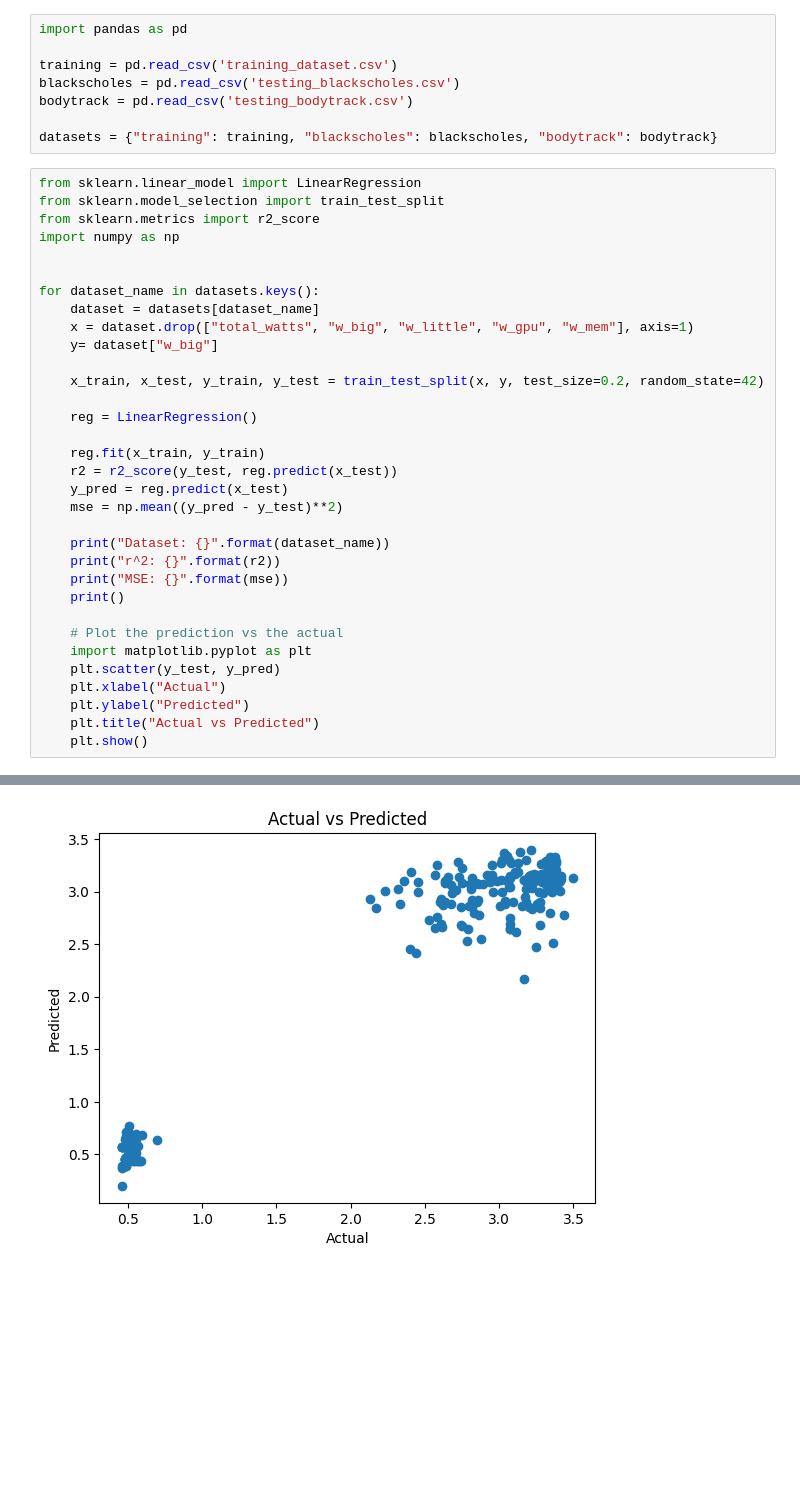
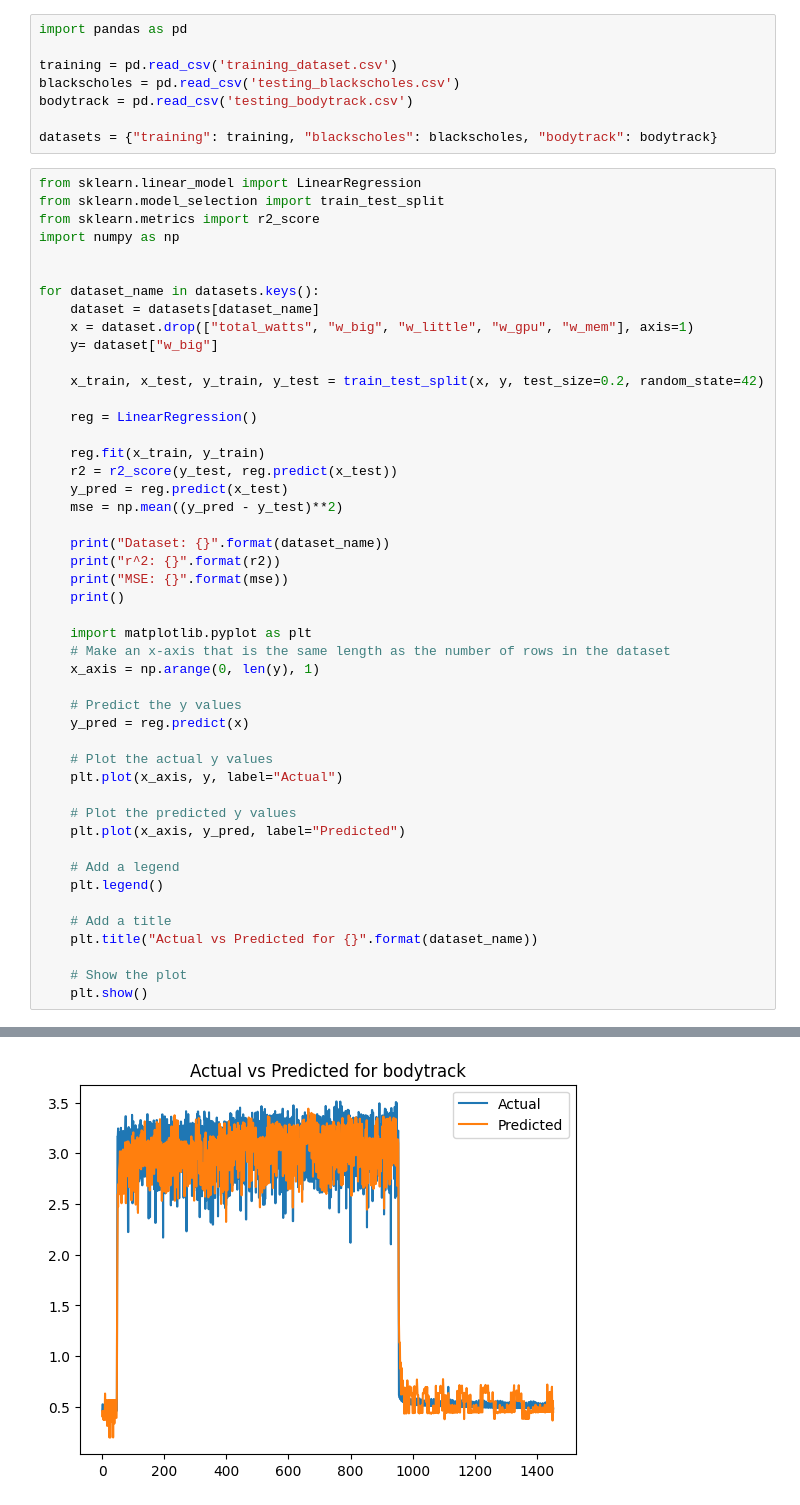
Before and after one commit to novialife/ECE361E, a Jupyter notebook: HW2_files/Q2/2.ipynb, the cells around one changed output, grey strips where cells are left out. Saved outputs shown, nothing was run; the diff lists cells and outputs as text; blank space fills up the shorter version.

```diff
--- a/HW2_files/Q2/2.ipynb
+++ b/HW2_files/Q2/2.ipynb
@@ -32,12 +32,26 @@ for dataset_name in datasets.keys():
     print("MSE: {}".format(mse))
     print()
 
-    # Plot the prediction vs the actual
     import matplotlib.pyplot as plt
-    plt.scatter(y_test, y_pred)
-    plt.xlabel("Actual")
-    plt.ylabel("Predicted")
-    plt.title("Actual vs Predicted")
+    # Make an x-axis that is the same length as the number of rows in the dataset
+    x_axis = np.arange(0, len(y), 1)
+
+    # Predict the y values
+    y_pred = reg.predict(x)
+
+    # Plot the actual y values
+    plt.plot(x_axis, y, label="Actual")
+
+    # Plot the predicted y values
+    plt.plot(x_axis, y_pred, label="Predicted")
+
+    # Add a legend
+    plt.legend()
+
+    # Add a title
+    plt.title("Actual vs Predicted for {}".format(dataset_name))
+
+    # Show the plot
     plt.show()
 # %% [output]
 Dataset: training
@@ -51,4 +65,4 @@ MSE: 0.0034407659851158397
 Dataset: bodytrack
 r^2: 0.9590225864966417
 MSE: 0.06529696746355917
-[figure, old version]
+[figure, new version]
```
Also changed, not shown: parts of 1 cell of this notebook, 5 other files.
